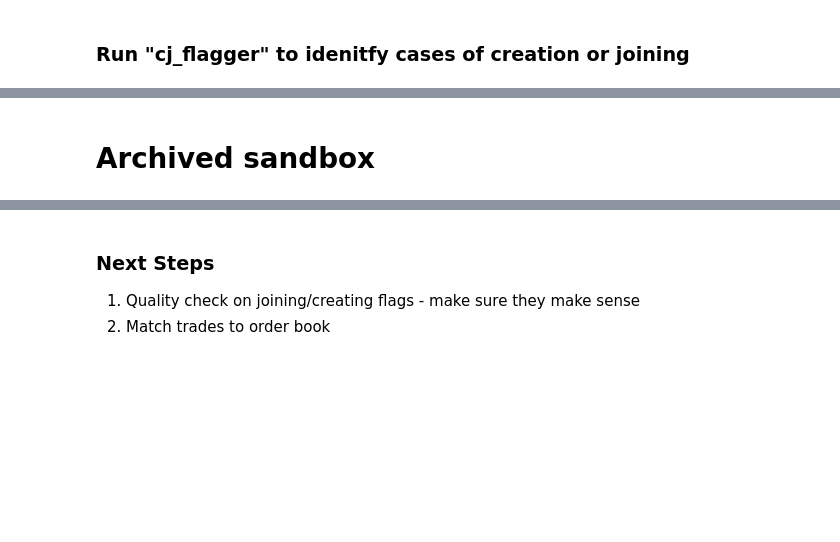
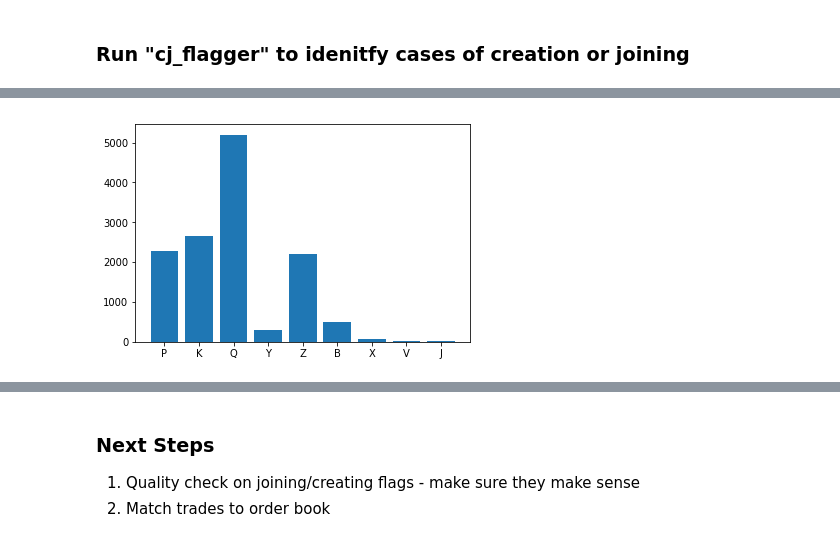
Before and after one commit to kevinramlal/QuotingBehaviour, a Jupyter notebook: TAQ/Notebooks/TAQ Quote Wrangler Demo.ipynb, the cells around one changed output, grey strips where cells are left out. Cells and saved outputs as stored; diff of their text form; code cells hidden in the pictures; blank space fills up the shorter version.

```diff
--- a/TAQ/Notebooks/TAQ Quote Wrangler Demo.ipynb
+++ b/TAQ/Notebooks/TAQ Quote Wrangler Demo.ipynb
@@ -105,0 +124,7 @@ NBB_cj[NBB_cj.Time >= '09:30:01.771041']
+# %%
+import matplotlib.pyplot as plt
+plt.bar(range(len(join_count)), list(join_count.values()), align='center')
+plt.xticks(range(len(join_count)), list(join_count.keys()))
+plt.show()
+# %% [output]
+[figure, added]
@@ -110,5 +155,3 @@ NBO_cj = AAPL_QW.cj_flagger(nbb_flag = False)
 end = time.time()
 print('Time to Completion: ', end-start, " seconds")
 NBO_cj.head(20)
-# %% [markdown]
-# Archived sandbox
```
Also changed, not shown: parts of 32 cells of this notebook, 2 other files.
